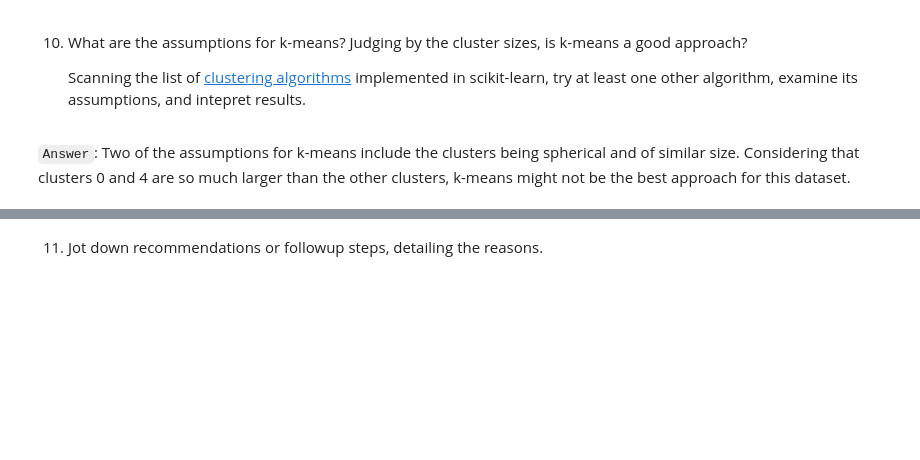
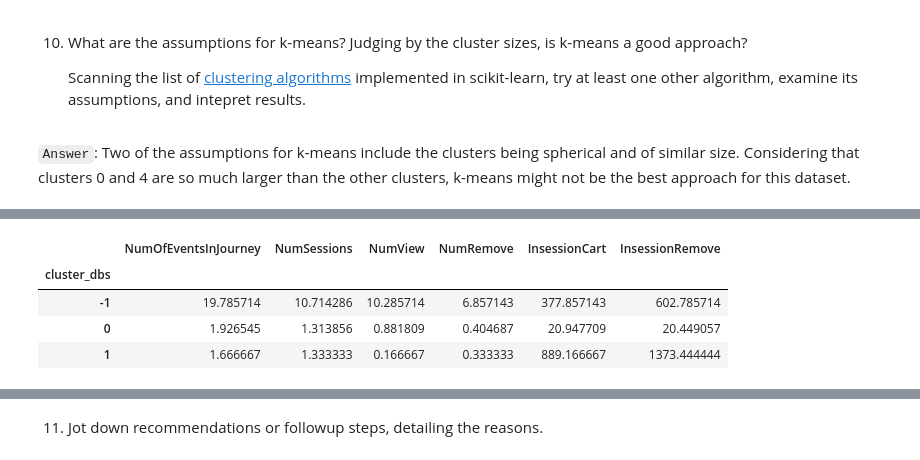
Before and after one commit to MichalRoztocki/FourthBrain-Weekly-Assignments, a Jupyter notebook: week-8-semisupervised-unsupervised-selfsupervised/nb/new-product-launch.ipynb, the cells around one changed output, grey strips where cells are left out. Saved outputs shown, nothing was run; the diff lists cells and outputs as text; code cells hidden in the pictures; blank space fills up the shorter version.

```diff
--- a/week-8-semisupervised-unsuperivsed-selfsupervised/nb/new-product-launch.ipynb
+++ b/week-8-semisupervised-unsupervised-selfsupervised/nb/new-product-launch.ipynb
@@ -586,0 +661,9 @@ The pairplot above is another great visualization of how well separated these cl
+# %%
+dbs_past.groupby("cluster_dbs")[["NumOfEventsInJourney", "NumSessions", "NumView", \
+    "NumRemove", "InsessionCart", "InsessionRemove"]].mean()
+# %% [output]
+|  | NumOfEventsInJourney | NumSessions | NumView | NumRemove | InsessionCart | InsessionRemove |
+| cluster_dbs |  |  |  |  |  |  |
+| -1 | 19.785714 | 10.714286 | 10.285714 | 6.857143 | 377.857143 | 602.785714 |
+| 0 | 1.926545 | 1.313856 | 0.881809 | 0.404687 | 20.947709 | 20.449057 |
+| 1 | 1.666667 | 1.333333 | 0.166667 | 0.333333 | 889.166667 | 1373.444444 |
```
Also changed, not shown: parts of 24 cells of this notebook, 11 other files.
